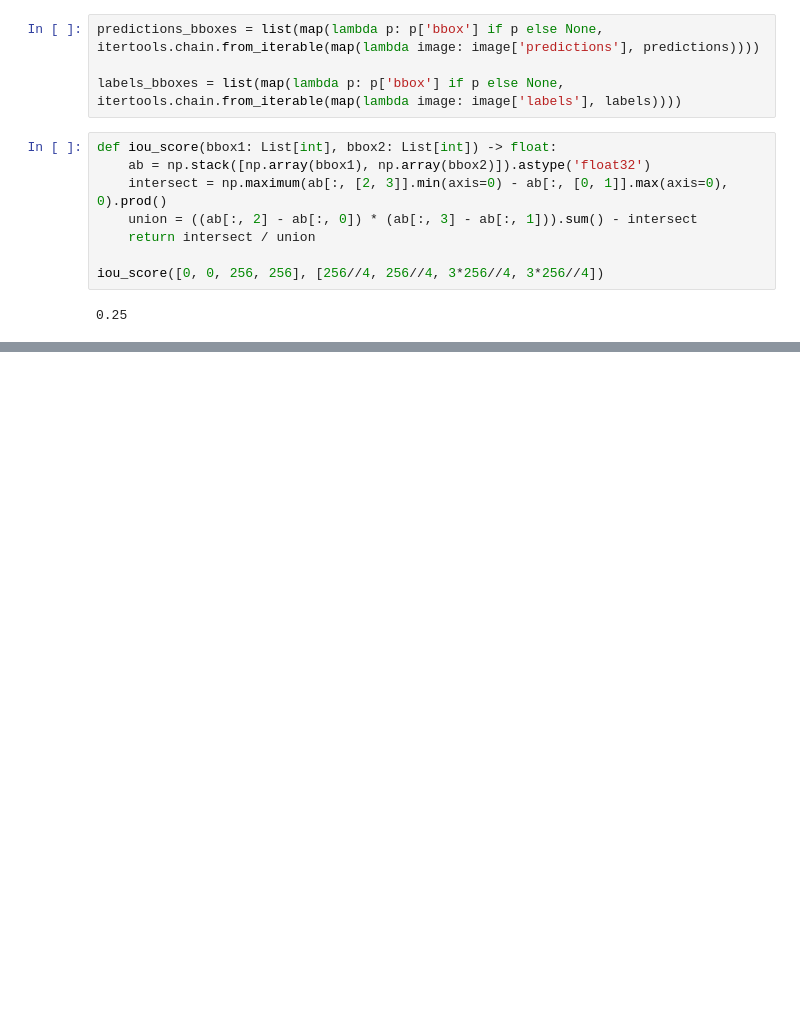
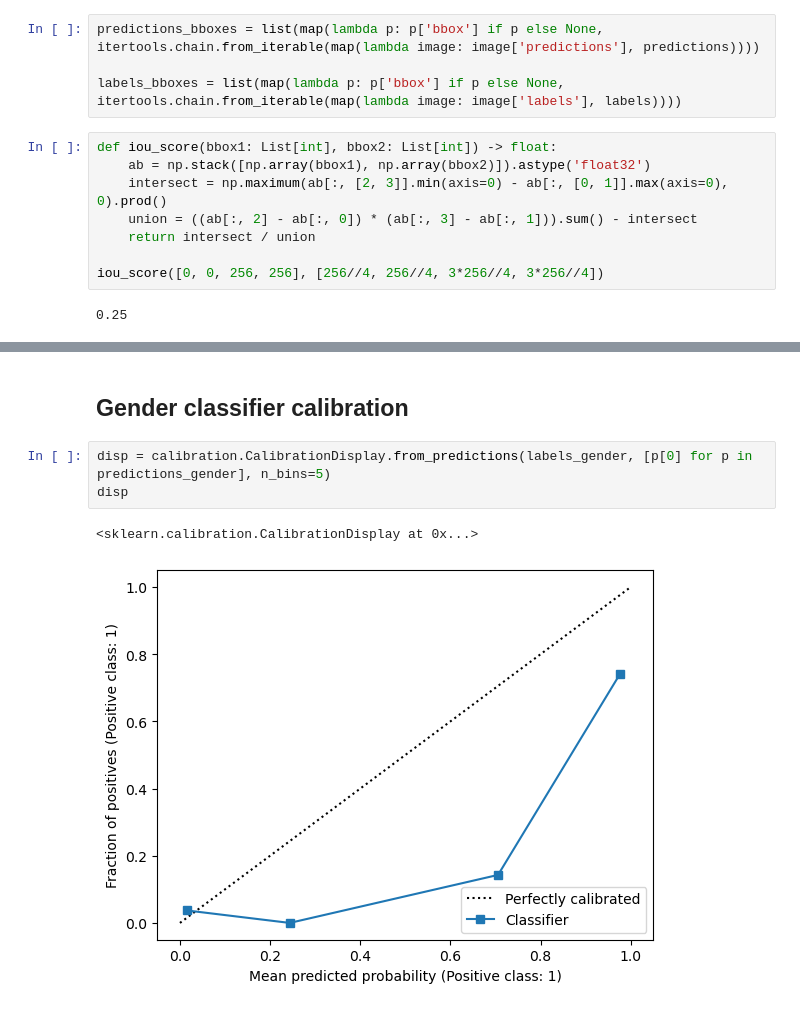
Before and after one commit to TRSS-Research/SAAC, a Jupyter notebook: notebooks/DeepFace Analysis.ipynb, the cells around one changed output, grey strips where cells are left out. Drawn from its saved outputs; the diff is of its cells as text; blank space fills up the shorter version.

```diff
--- a/notebooks/DeepFace Analysis.ipynb
+++ b/notebooks/DeepFace Analysis.ipynb
@@ -229,0 +256,8 @@ disp.plot()
+# %% [markdown]
+## Gender classifier calibration
+# %%
+disp = calibration.CalibrationDisplay.from_predictions(labels_gender, [p[0] for p in predictions_gender], n_bins=5)
+disp
+# %% [output]
+<sklearn.calibration.CalibrationDisplay at 0x...>
+[figure, added]
```
Also changed, not shown: parts of 23 cells of this notebook, 1 other file.
